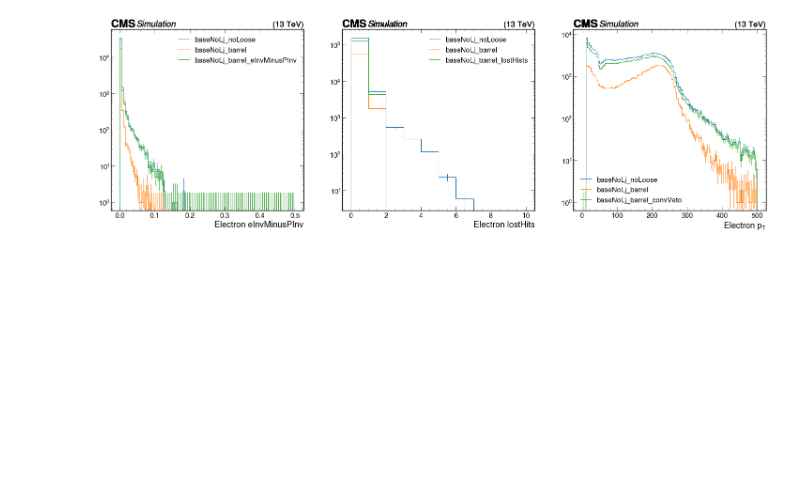
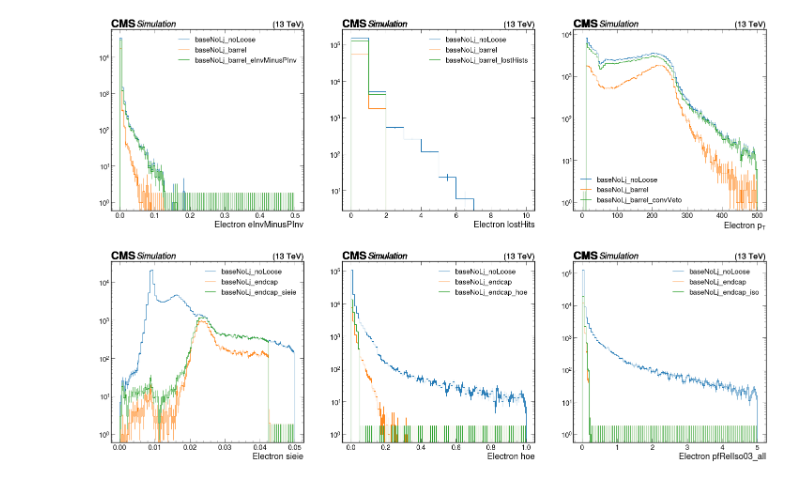
Before and after one commit to mariajose2398/SIDM, a Jupyter notebook: sidm/studies/signal_kinematics/electrons.ipynb, the cells around one changed output. Drawn from its saved outputs; the diff is of its cells as text; code cells hidden in the pictures; blank space fills up the shorter version.

Commit message:
Defined selection with electron id for endcap electrons and plotted them just like the barrel electrons

```diff
--- a/sidm/studies/signal_kinematics/electrons.ipynb
+++ b/sidm/studies/signal_kinematics/electrons.ipynb
@@ -42,7 +42,13 @@ channels = ["baseNoLj",
             "baseNoLj_barrel_iso",
             "baseNoLj_barrel_eInvMinusPInv",
             "baseNoLj_barrel_lostHists",
-            "baseNoLj_barrel_convVeto"
+            "baseNoLj_barrel_convVeto",
+            "baseNoLj_endcap_sieie",
+            "baseNoLj_endcap_hoe",
+            "baseNoLj_endcap_iso",
+            "baseNoLj_endcap_eInvMinusPInv",
+            "baseNoLj_endcap_lostHists",
+            "baseNoLj_endcap_convVeto"
             #"baseNoLj_sieie"
             #"baseNoLj_noLooseG",
             #"baseNoLj_noLooseE",
@@ -284,3 +290,77 @@ for c in channels_list:
 # %% [output]
 [figure]
 [figure]
+# %%
+hists = output["out"]["2Mu2E_500GeV_5p0GeV_0p08mm"]["hists"]
+fig, ax = plt.subplots(1, 3, figsize = (3*12, 10))
+plt.subplot(1, 3, 1)
+channels_list =  ["baseNoLj_noLoose",
+                  #"baseNoLj",
+                  "baseNoLj_endcap",
+                  "baseNoLj_endcap_sieie"
+                 ]
+for c in channels_list:
+    utilities.plot(hists["electron_sieie"][c,:], flow = 'none')
+    plt.yscale("log")
+    plt.legend(channels_list)
+plt.subplot(1, 3, 2)
+channels_list =  ["baseNoLj_noLoose",
+                  #"baseNoLj",
+                  "baseNoLj_endcap",
+                  "baseNoLj_endcap_hoe"
+                 ]
+
+for c in channels_list:
+    utilities.plot(hists["electron_hoe"][c,:], flow = 'none')
+    plt.yscale("log")
+    plt.legend(channels_list)
+plt.subplot(1, 3, 3)
+channels_list =  ["baseNoLj_noLoose",
+                  #"baseNoLj",
+                  "baseNoLj_endcap",
+                  "baseNoLj_endcap_iso"
+                 ]
+
+for c in channels_list:
+    utilities.plot(hists["electron_pfRelIso03_all_lowRange"][c,:], flow = 'none')
+    plt.yscale("log")
+    plt.legend(channels_list)
+
+fig, ax = plt.subplots(1, 3, figsize = (3*12, 10))
+plt.subplot(1, 3, 1)
+channels_list =  ["baseNoLj_noLoose",
+                  #"baseNoLj",
+                  "baseNoLj_endcap",
+                  "baseNoLj_endcap_eInvMinusPInv"
+                 ]
+
+for c in channels_list:
+    utilities.plot(hists["electron_eInvMinusPInv"][c,:], flow = 'none')
+    plt.yscale("log")
+    plt.legend(channels_list)
+
+plt.subplot(1, 3, 2)
+channels_list =  ["baseNoLj_noLoose",
+                  #"baseNoLj",
+                  "baseNoLj_endcap",
+                  "baseNoLj_endcap_lostHists"
+                 ]
+
+for c in channels_list:
+    utilities.plot(hists["electron_lostHits"][c,:], flow = 'none')
+    plt.yscale("log")
+    plt.legend(channels_list)
+
+plt.subplot(1, 3, 3)
+channels_list =  ["baseNoLj_noLoose",
+                  #"baseNoLj",
+                  "baseNoLj_endcap",
+                  "baseNoLj_endcap_convVeto"
+                 ]
+
+for c in channels_list:
+    utilities.plot(hists["electron_pt"][c,:], flow = 'none')
+    plt.yscale("log")
+    plt.legend(channels_list)
+# %% [output]
+[figure, added]
```
Also changed, not shown: parts of 2 cells of this notebook, 1 other file.
